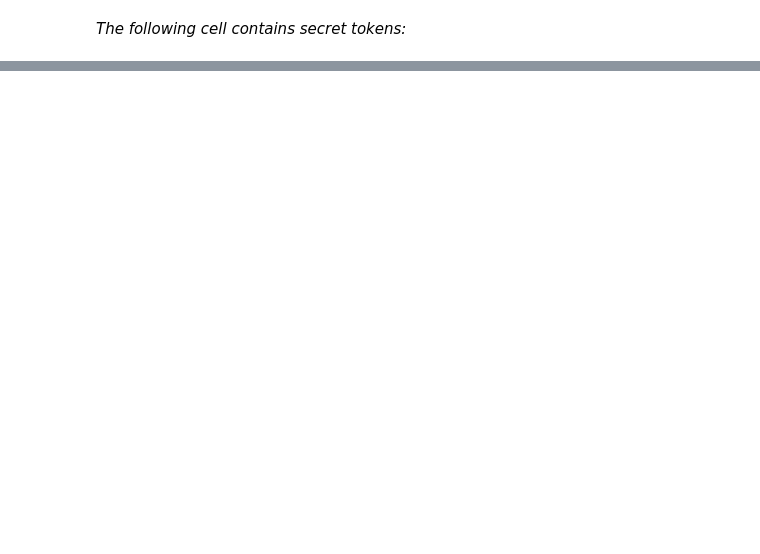
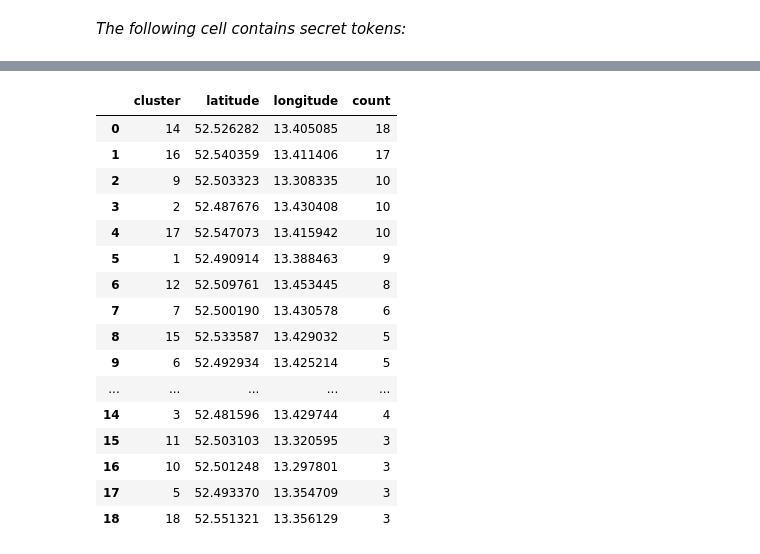
Before and after one commit to jequ/Coursera_Capstone, a Jupyter notebook: capstone_project.ipynb, the cells around one changed output, grey strips where cells are left out. Saved outputs shown, nothing was run; the diff lists cells and outputs as text; code cells hidden in the pictures; blank space fills up the shorter version.

Commit message:
added DBSCAN and several visualizations

```diff
--- a/capstone_project.ipynb
+++ b/capstone_project.ipynb
@@ -200,0 +322,9 @@ def get_venues_near_location(lat, lon, category, client_id, client_secret, radiu
+# %%
+# visualize the search areas
+berlin_map = folium.Map(location=[52.524, 13.410], zoom_start=11)
+folium.Marker([52.524, 13.410], popup='City Center').add_to(berlin_map)
+
+for lat, lon in zip(latitudes, longitudes):
+    folium.Circle([lat, lon], radius=700, color='blue', fill=False).add_to(berlin_map)
+
+berlin_map
@@ -200,0 +470,22 @@ def get_venues_near_location(lat, lon, category, client_id, client_secret, radiu
+# %%
+# extract coordinates from dataframe and cast them to an numpy array
+coords = df_venues.filter(['latitude', 'longitude']).to_numpy()
+
+kms_per_radian = 6371.0088
+epsilon = 0.275 / kms_per_radian # we set eps low (275 meters) so clusters are only formed by very close locations
+
+db = DBSCAN(
+    eps=epsilon,
+    min_samples=3, # because we want other 2nd-hand stores nearby we set min_samples to >1
+    algorithm='ball_tree',
+    metric='haversine'
+    ).fit(np.radians(coords))
+
+# add cluster per venue to dataframe
+df_venues['cluster'] = db.labels_
+
+# count generated clusters (noise is labeled with -1)
+num_clusters = len(set(df_venues['cluster'])) - (1 if -1 in df_venues['cluster'] else 0)
+
+# let's check on how much clusters we have now
+print('Clustered {:,} locations down to {:,} clusters.'.format(df_venues.shape[0], num_clusters))
@@ -200,0 +541,25 @@ def get_venues_near_location(lat, lon, category, client_id, client_secret, radiu
+# %%
+# create dataframe of clusters
+df_clusters= df_venues[df_venues.cluster != -1].groupby(['cluster']).mean()
+df_clusters['count'] = df_venues['cluster'].value_counts()
+
+# view the clusterssorted by their size
+df_clusters.sort_values(by='count', ascending=False).reset_index()
+# %% [output]
+|  | cluster | latitude | longitude | count |
+| 0 | 14 | 52.526282 | 13.405085 | 18 |
+| 1 | 16 | 52.540359 | 13.411406 | 17 |
+| 2 | 9 | 52.503323 | 13.308335 | 10 |
+| 3 | 2 | 52.487676 | 13.430408 | 10 |
+| 4 | 17 | 52.547073 | 13.415942 | 10 |
+| 5 | 1 | 52.490914 | 13.388463 | 9 |
+| 6 | 12 | 52.509761 | 13.453445 | 8 |
+| 7 | 7 | 52.500190 | 13.430578 | 6 |
+| 8 | 15 | 52.533587 | 13.429032 | 5 |
+| 9 | 6 | 52.492934 | 13.425214 | 5 |
+| ... | ... | ... | ... | ... |
+| 14 | 3 | 52.481596 | 13.429744 | 4 |
+| 15 | 11 | 52.503103 | 13.320595 | 3 |
+| 16 | 10 | 52.501248 | 13.297801 | 3 |
+| 17 | 5 | 52.493370 | 13.354709 | 3 |
+| 18 | 18 | 52.551321 | 13.356129 | 3 |
```
Also changed, not shown: parts of 47 cells of this notebook.
